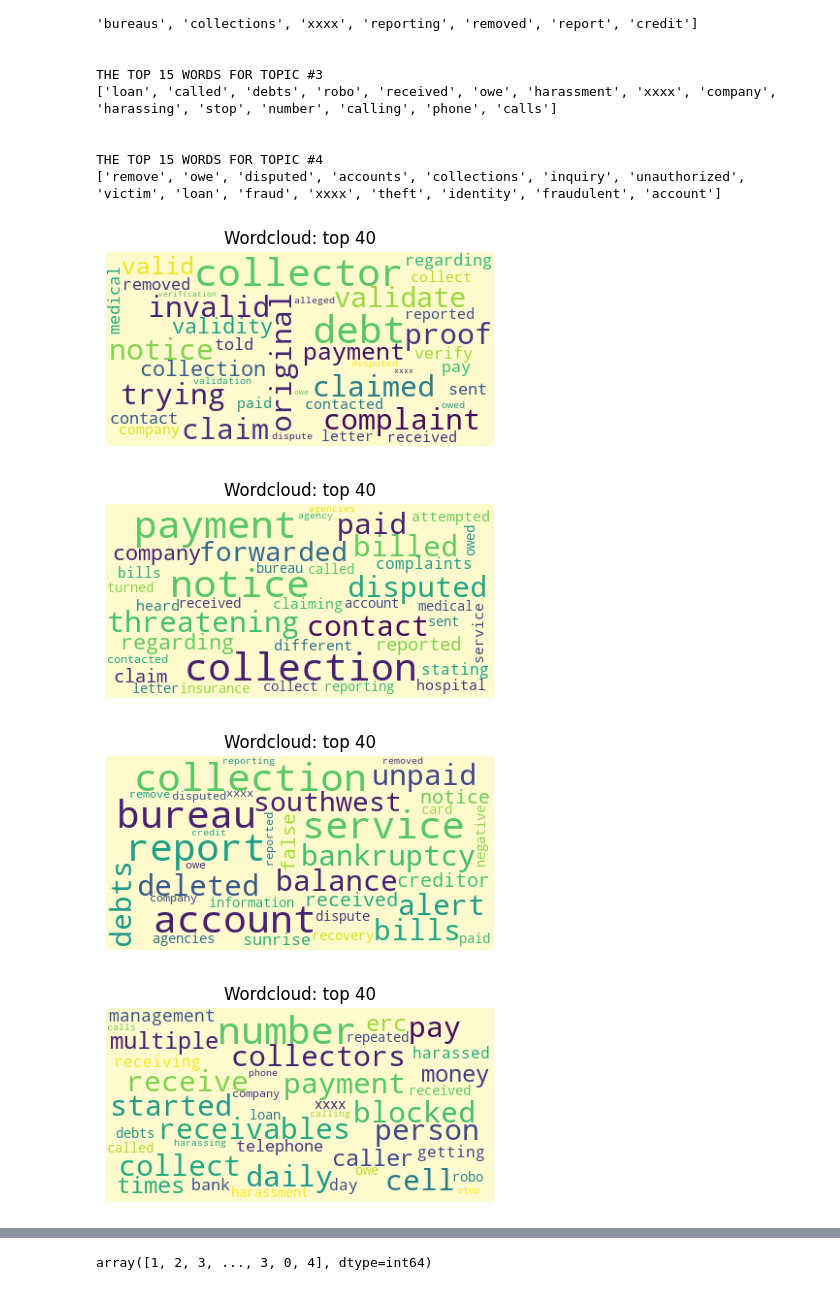
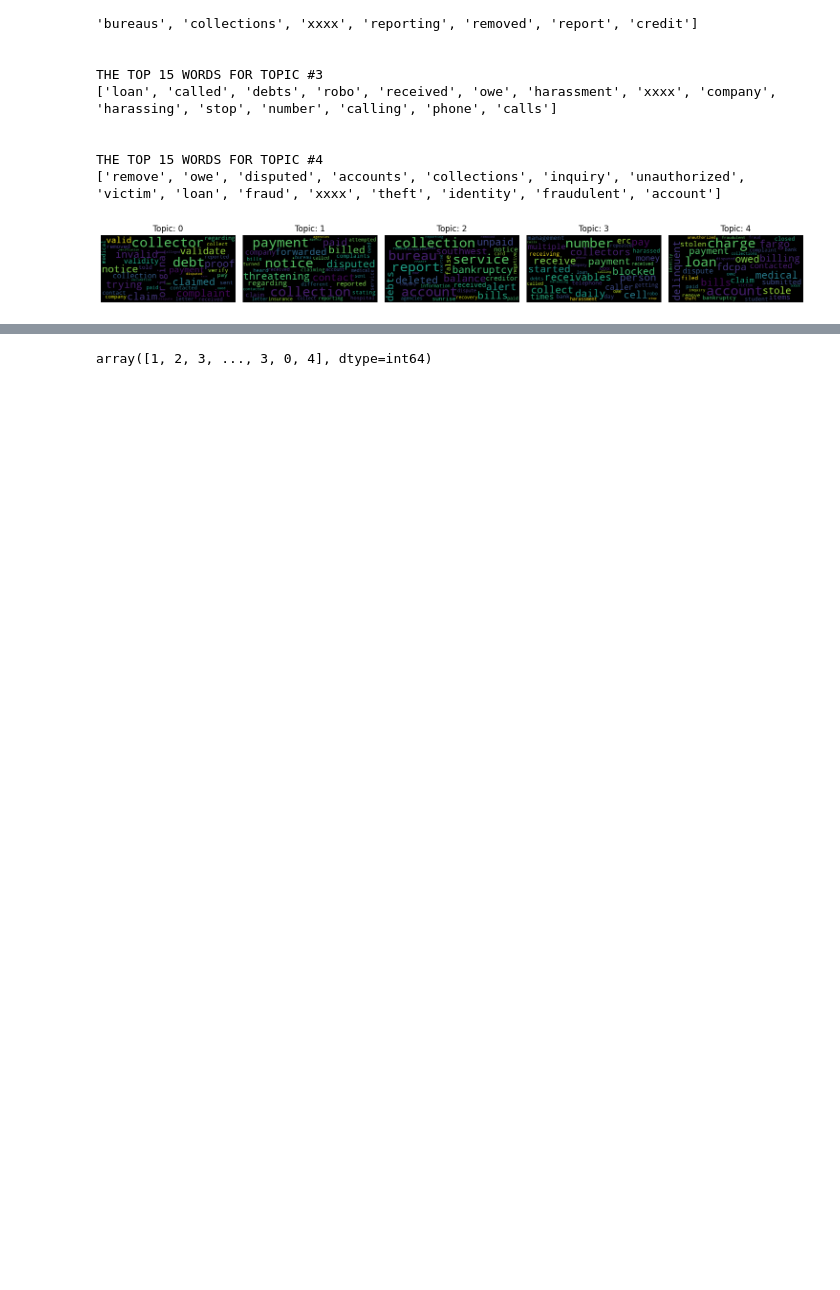
Before and after one commit to ret7020/MoscowMastersWorkflow, a Jupyter notebook: ComplaintWork/CD.ipynb, the cells around one changed output, grey strips where cells are left out. Cells and saved outputs as stored; diff of their text form; code cells hidden in the pictures; blank space fills up the shorter version.

```diff
--- a/ComplaintWork/CD.ipynb
+++ b/ComplaintWork/CD.ipynb
@@ -290,25 +290,23 @@ THE TOP 15 WORDS FOR TOPIC #4
 # %%
 from matplotlib import pyplot as plt
 from wordcloud import WordCloud, STOPWORDS
 
 stopwords = set(STOPWORDS)
-for index,topic in enumerate(nmf_model.components_):
+fig, axes = plt.subplots(ncols=5, nrows=1)
+fig.set_figheight(15)
+fig.set_figwidth(15)
 
+for index, topic in enumerate(nmf_model.components_):
     wordcloud = WordCloud(
-                              background_color='lemonchiffon',
-                              stopwords=stopwords,
-                              max_words=40,
-                              max_font_size=40,
-                              random_state=42
-                             ).generate(" ".join([tfidf.get_feature_names_out()[i] for i in topic.argsort()[-40:]]))
-
-    fig = plt.figure(figsize=(5, 5))
-    plt.title("Wordcloud: top 40")
-    plt.imshow(wordcloud)
-    plt.axis('off')
-    plt.show()
+                            stopwords=stopwords,
+                            max_words=40,
+                            max_font_size=40,
+                            random_state=42
+                        ).generate(" ".join([tfidf.get_feature_names_out()[i] for i in topic.argsort()[-40:]]))
+    ax = axes.flatten()[index]
+    ax.set_title(f"Topic: {index}")
+    ax.imshow(wordcloud)
+    ax.axis('off')
+plt.tight_layout()
 # %% [output]
-[figure, old version]
+[figure, new version]
-[figure, removed]
-[figure, removed]
-[figure, removed]
```
Also changed, not shown: parts of 8 cells of this notebook.
